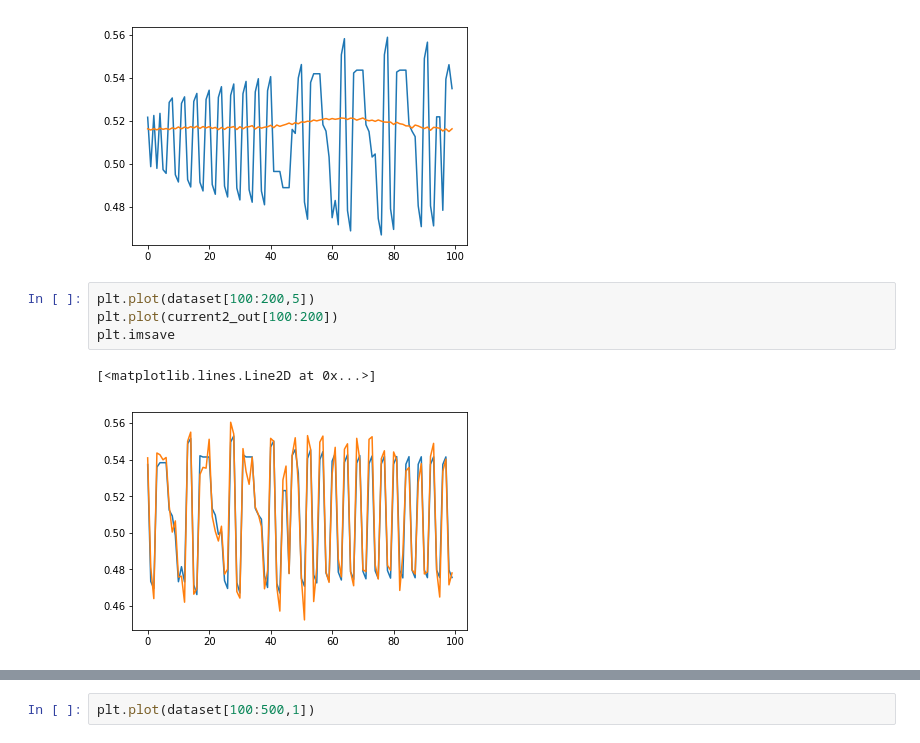
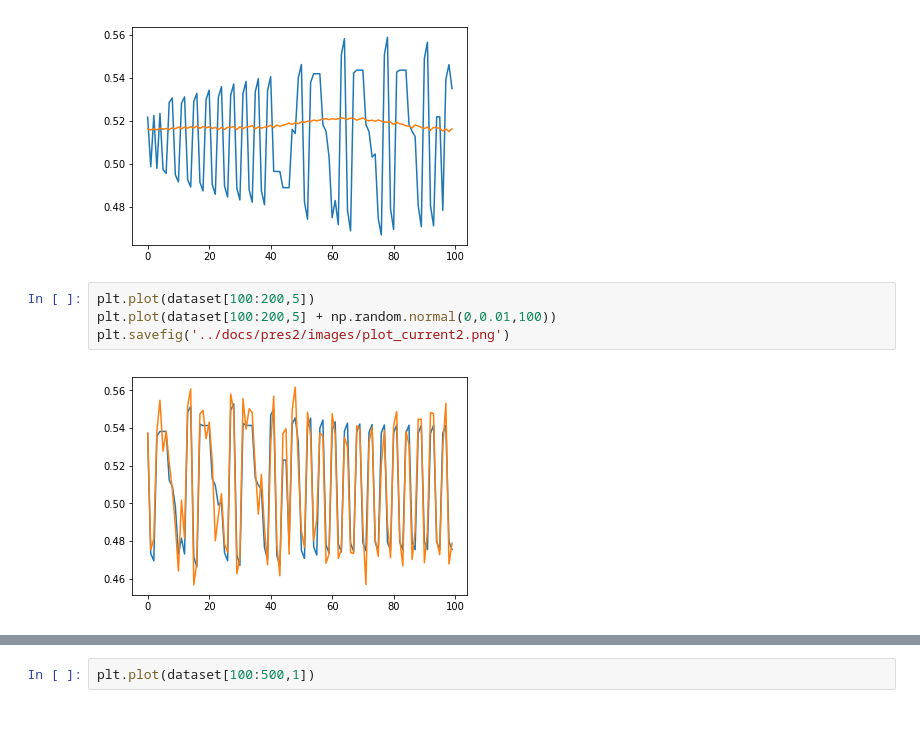
Before and after one commit to sagarverma/MotorDynamics, a Jupyter notebook: codes/play_out_se_data.ipynb, the cells around one changed output, grey strips where cells are left out. Cells and saved outputs as stored; diff of their text form.

```diff
--- a/codes/play_out_se_data.ipynb
+++ b/codes/play_out_se_data.ipynb
@@ -176,8 +180,7 @@ plt.show()
 [figure]
 # %%
 plt.plot(dataset[100:200,5])
-plt.plot(current2_out[100:200])
-plt.imsave
+plt.plot(dataset[100:200,5] + np.random.normal(0,0.01,100))
+plt.savefig('../docs/pres2/images/plot_current2.png')
 # %% [output]
-[<matplotlib.lines.Line2D at 0x...>]
-[figure, old version]
+[figure, new version]
```
Also changed, not shown: parts of 15 cells of this notebook, 20 other files.
